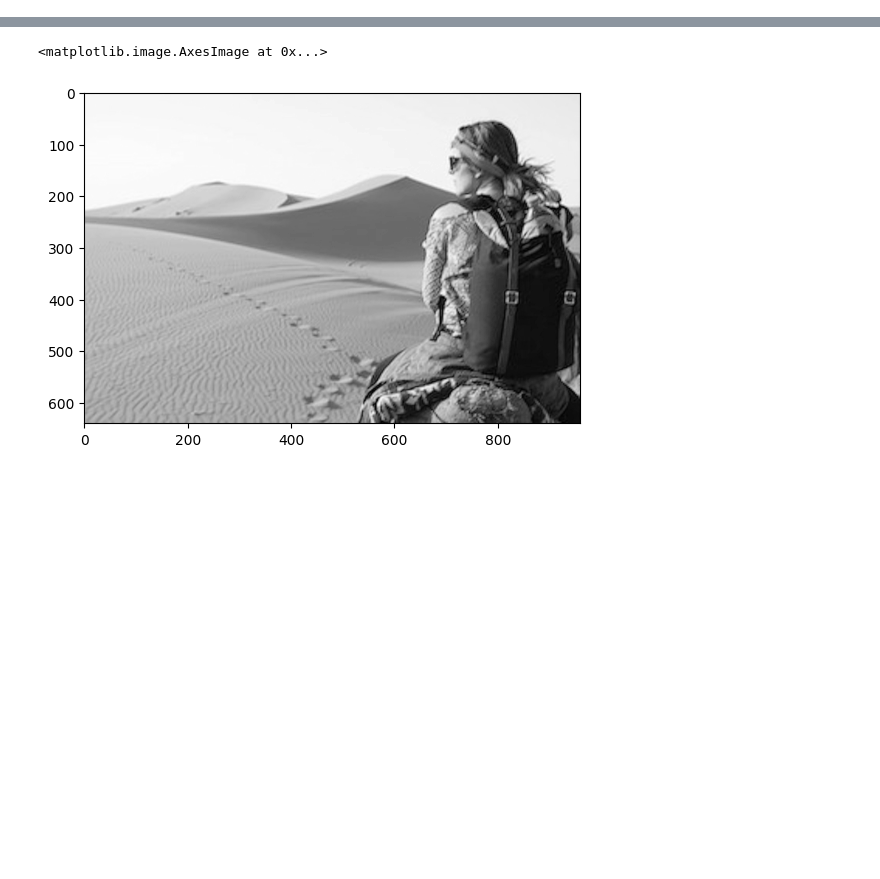
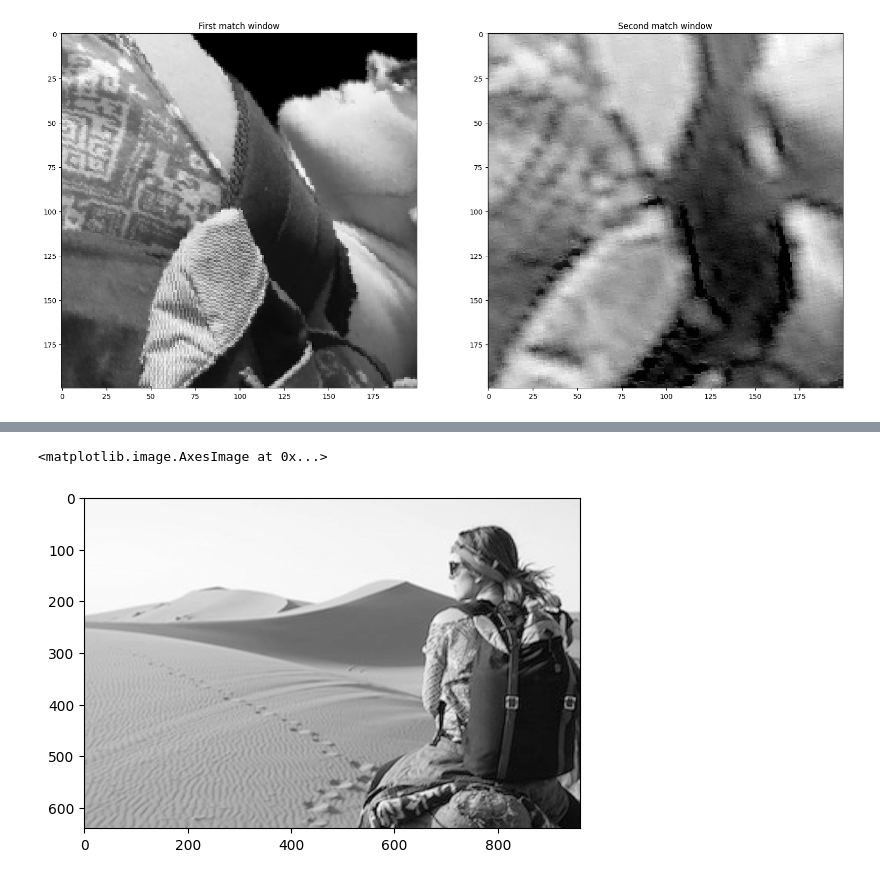
Before and after one commit to Hadartalisr/ImageProcessing, a Jupyter notebook: Ex4/ex4.ipynb, the cells around one changed output, grey strips where cells are left out. Cells and saved outputs as stored; diff of their text form; code cells hidden in the pictures; blank space fills up the shorter version.

```diff
--- a/Ex4/ex4.ipynb
+++ b/Ex4/ex4.ipynb
@@ -356,0 +484,14 @@ for i in range(scales):
+# %%
+# show windows of the first match for each corner by using the x, y, scale and theta of the first match (show the windows next to each other)
+fig, axes = plt.subplots(1, 2, figsize=(20, 20))
+x, y, scale, theta, descriptor = matches[i][0]
+window = backward_warping_window(x, y, theta, high_pyramid[scale]['G'], 200)
+axes[0].imshow(window, cmap='gray')
+axes[0].set_title('First match window')
+x, y, scale, theta, descriptor = matches[i][1]
+window = backward_warping_window(x, y, theta, low_pyramid[scale]['G'], 200)
+axes[1].imshow(window, cmap='gray')
+axes[1].set_title('Second match window')
+plt.show()
+# %% [output]
+[figure, added]
```
Also changed, not shown: parts of 29 cells of this notebook.
